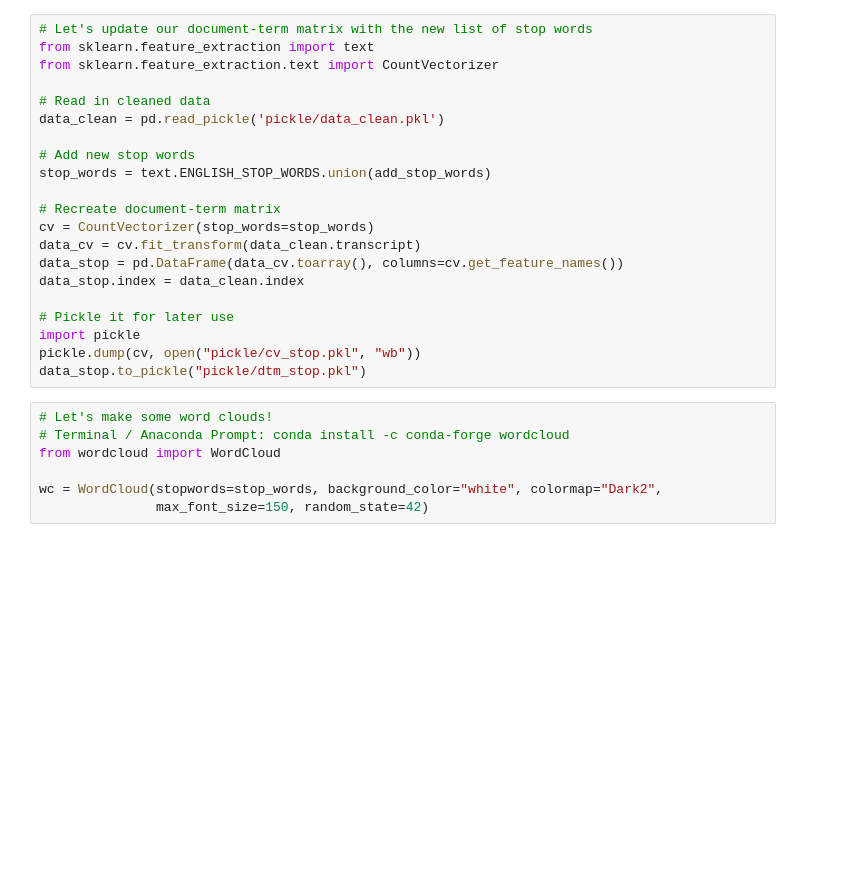
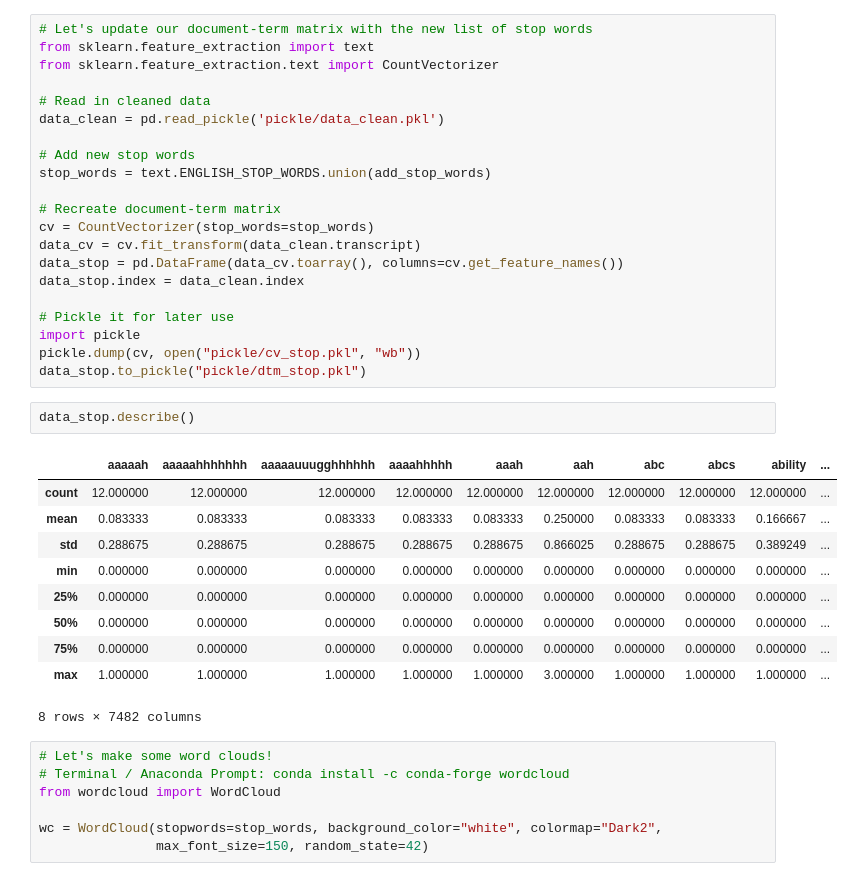
Before and after one commit to KevinRamosRivas/SEMANA-13-MINERIA-DE-DATOS, a Jupyter notebook: 2-Exploratory-Data-Analysis.ipynb, the cells around one changed output. Cells and saved outputs as stored; diff of their text form; blank space fills up the shorter version.

```diff
--- a/2-Exploratory-Data-Analysis.ipynb
+++ b/2-Exploratory-Data-Analysis.ipynb
@@ -173,6 +173,19 @@ data_stop.index = data_clean.index
 import pickle
 pickle.dump(cv, open("pickle/cv_stop.pkl", "wb"))
 data_stop.to_pickle("pickle/dtm_stop.pkl")
+# %%
+data_stop.describe()
+# %% [output]
+|  | aaaaah | aaaaahhhhhhh | aaaaauuugghhhhhh | aaaahhhhh | aaah | aah | abc | abcs | ability | ... |
+| count | 12.000000 | 12.000000 | 12.000000 | 12.000000 | 12.000000 | 12.000000 | 12.000000 | 12.000000 | 12.000000 | ... |
+| mean | 0.083333 | 0.083333 | 0.083333 | 0.083333 | 0.083333 | 0.250000 | 0.083333 | 0.083333 | 0.166667 | ... |
+| std | 0.288675 | 0.288675 | 0.288675 | 0.288675 | 0.288675 | 0.866025 | 0.288675 | 0.288675 | 0.389249 | ... |
+| min | 0.000000 | 0.000000 | 0.000000 | 0.000000 | 0.000000 | 0.000000 | 0.000000 | 0.000000 | 0.000000 | ... |
+| 25% | 0.000000 | 0.000000 | 0.000000 | 0.000000 | 0.000000 | 0.000000 | 0.000000 | 0.000000 | 0.000000 | ... |
+| 50% | 0.000000 | 0.000000 | 0.000000 | 0.000000 | 0.000000 | 0.000000 | 0.000000 | 0.000000 | 0.000000 | ... |
+| 75% | 0.000000 | 0.000000 | 0.000000 | 0.000000 | 0.000000 | 0.000000 | 0.000000 | 0.000000 | 0.000000 | ... |
+| max | 1.000000 | 1.000000 | 1.000000 | 1.000000 | 1.000000 | 3.000000 | 1.000000 | 1.000000 | 1.000000 | ... |
+8 rows × 7482 columns
 # %%
 # Let's make some word clouds!
 # Terminal / Anaconda Prompt: conda install -c conda-forge wordcloud
```
Also changed, not shown: 3 other files.
